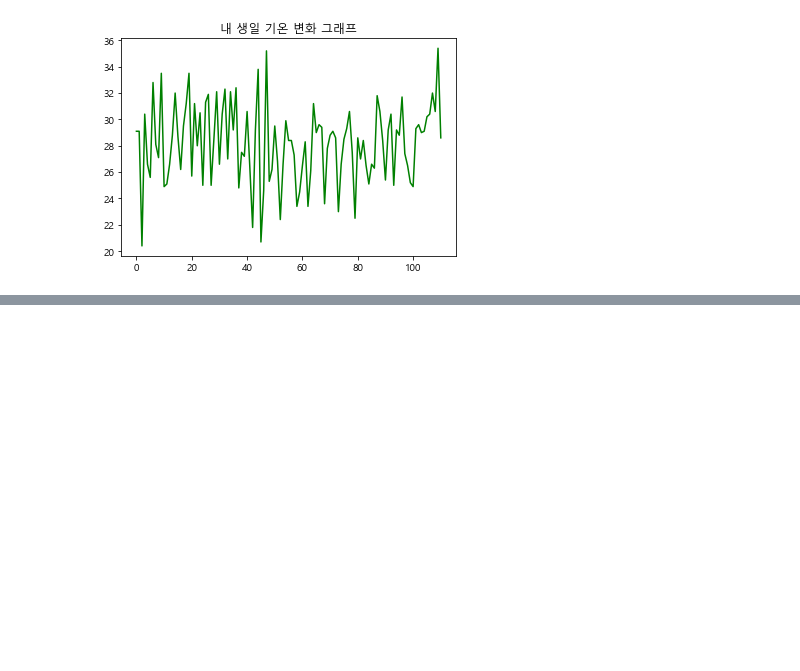
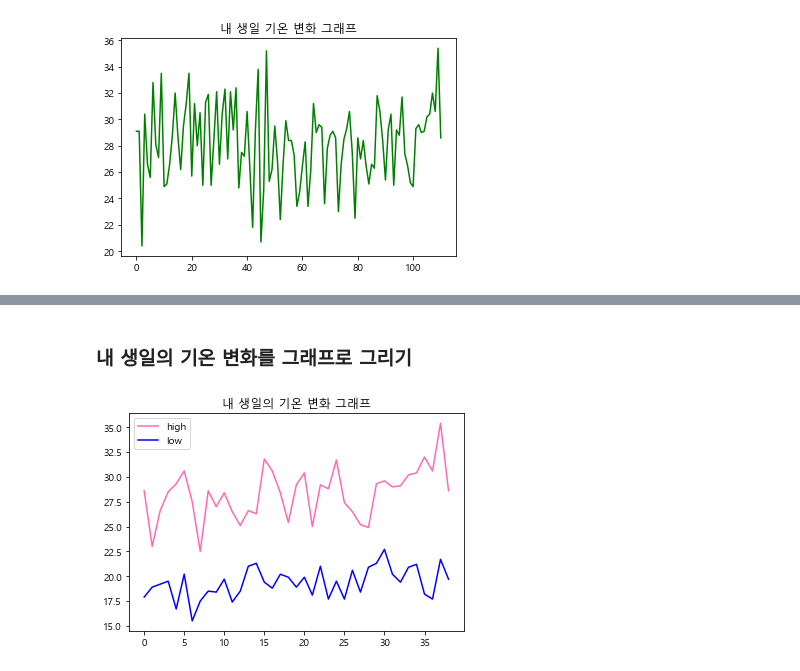
Before and after one commit to Hongbi-Kim/DataAnalysis, a Jupyter notebook: 모두의데이터분석/102. 데이터시각화_matplolib.ipynb, the cells around one changed output, grey strips where cells are left out. Drawn from its saved outputs; the diff is of its cells as text; code cells hidden in the pictures; blank space fills up the shorter version.

```diff
--- a/모두의데이터분석/102. 데이터시각화_matplolib.ipynb
+++ b/모두의데이터분석/102. 데이터시각화_matplolib.ipynb
@@ -208,0 +258,30 @@ plt.show()
+# %% [markdown]
+### 내 생일의 기온 변화를 그래프로 그리기
+# %%
+import csv
+import matplotlib.pyplot as plt
+
+f = open("seoul_new.csv")
+seoul = csv.reader(f)
+next(seoul)
+high = []
+low = []
+
+for row in seoul:
+    if row[-1] != '' and row[-2] != '':
+        date = row[0].split('-')
+        if 1983 <= int(date[0]):
+            if date[1] == '06' and date[2] == '22':
+                high.append(float(row[-1]))
+                low.append(float(row[-2]))
+
+plt.rc('font', family="Malgun Gothic")
+plt.rcParams['axes.unicode_minus'] = False # 마이너스 기호 깨짐 방지
+plt.title('내 생일의 기온 변화 그래프')
+
+plt.plot(high,'hotpink', label = 'high')
+plt.plot(low,'blue', label = 'low')
+plt.legend()
+plt.show()
+# %% [output]
+[figure, added]
```
Also changed, not shown: parts of 7 cells of this notebook.
